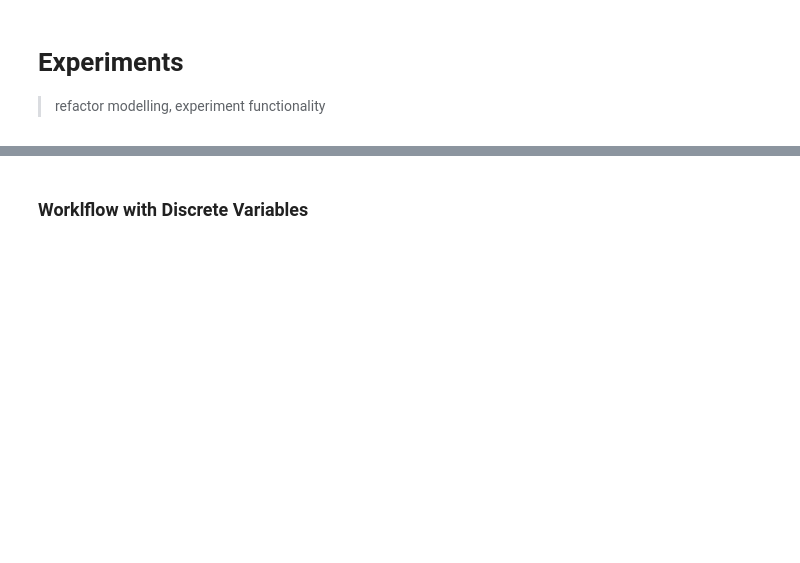
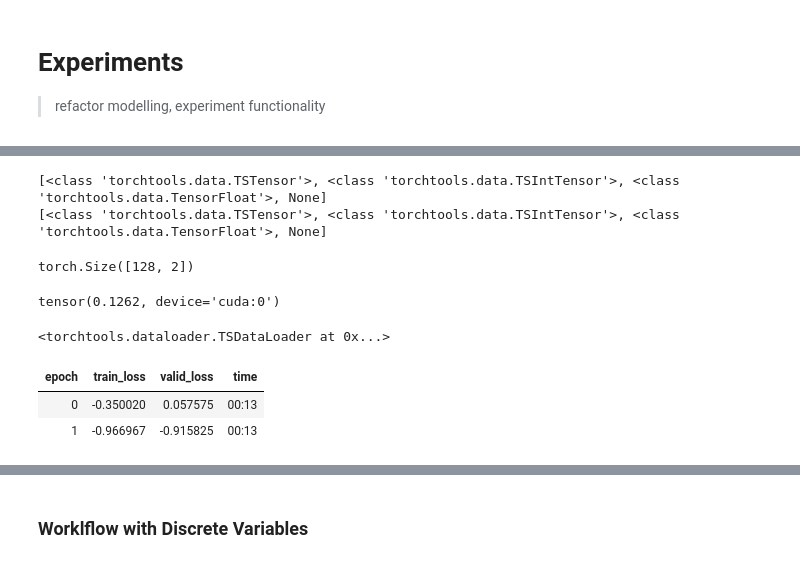
Before and after one commit to Takezo87/torchtools, a Jupyter notebook: _201_exploratory.ipynb, the cells around one changed output, grey strips where cells are left out. Cells and saved outputs as stored; diff of their text form; code cells hidden in the pictures; blank space fills up the shorter version.

```diff
--- a/_201_exploratory.ipynb
+++ b/_201_exploratory.ipynb
@@ -22,0 +407,33 @@ from fastai2.basics import *
+# %%
+#export
+class InceptionTimeD_Mixed(nn.Module):
+    '''
+    mixed model for timeseries and tabular data
+    ts_mod: InceptionTime model without final fully connected lay
+    tab_mod: MLP or TabNet
+    outputs are concatenated, then put through a fully connected layer, then sigmoid range
+    '''
+
+    def __init__(self, n_in, n_out):
+        super().__init__()
+        self.ts_mod = InceptionTime_NH(n_in, n_out) #128
+        self.sgm = Sigmoid(-1,1)
+#         self.mod = nn.Sequential(InceptionTime(n_in, n_out), Sigmoid(-1., 1.))
+#         self.tab_mod = nn.Sequential(nn.Linear(2,100), nn.ReLU(), nn.Linear(100,64))
+        self.tab_mod = TabNetModel(emb_szs=[], n_cont=2, out_sz=64)
+        self.fc = nn.Linear(192,n_out)
+
+    def forward(self, xc, xd, xt):
+        x = torch.cat([xc.float(), xd.float()], dim=-2)
+        x = x.float()
+#         print(f'InceptionTimeSgm dtype {x.dtype}')
+#         print(self.ts_mod(x).shape, self.tab_mod(xt.float().squeeze(-2)).shape )
+        x_all = torch.cat([self.ts_mod(x), self.tab_mod(None, xt.float().squeeze(-2))], dim=-1)
+        return self.sgm(self.fc(x_all))
+# %%
+model = InceptionTimeD_Mixed(6,2).cuda()
+# %%
+dloaders=TSDataLoaders.from_dsets(dsets.train, dsets.valid, bs=128)
+# %% [output]
+[<class 'torchtools.data.TSTensor'>, <class 'torchtools.data.TSIntTensor'>, <class 'torchtools.data.TensorFloat'>, None]
+[<class 'torchtools.data.TSTensor'>, <class 'torchtools.data.TSIntTensor'>, <class 'torchtools.data.TensorFloat'>, None]
@@ -22,0 +442,20 @@ from fastai2.basics import *
+# %%
+y.shape
+# %% [output]
+torch.Size([128, 2])
+# %%
+unweighted_profit(model(xc,xd,xt), y)
+# %% [output]
+tensor(0.1262, device='cuda:0')
+# %%
+learn = Learner(dloaders, model, loss_func=get_loss_fn('leaky_loss', alpha=0.5))
+# %%
+dloaders[1]
+# %% [output]
+<torchtools.dataloader.TSDataLoader at 0x...>
+# %%
+learn.fit_one_cycle(2)
+# %% [output]
+| epoch | train_loss | valid_loss | time |
+| 0 | -0.350020 | 0.057575 | 00:13 |
+| 1 | -0.966967 | -0.915825 | 00:13 |
```
Also changed, not shown: parts of 80 cells of this notebook.
